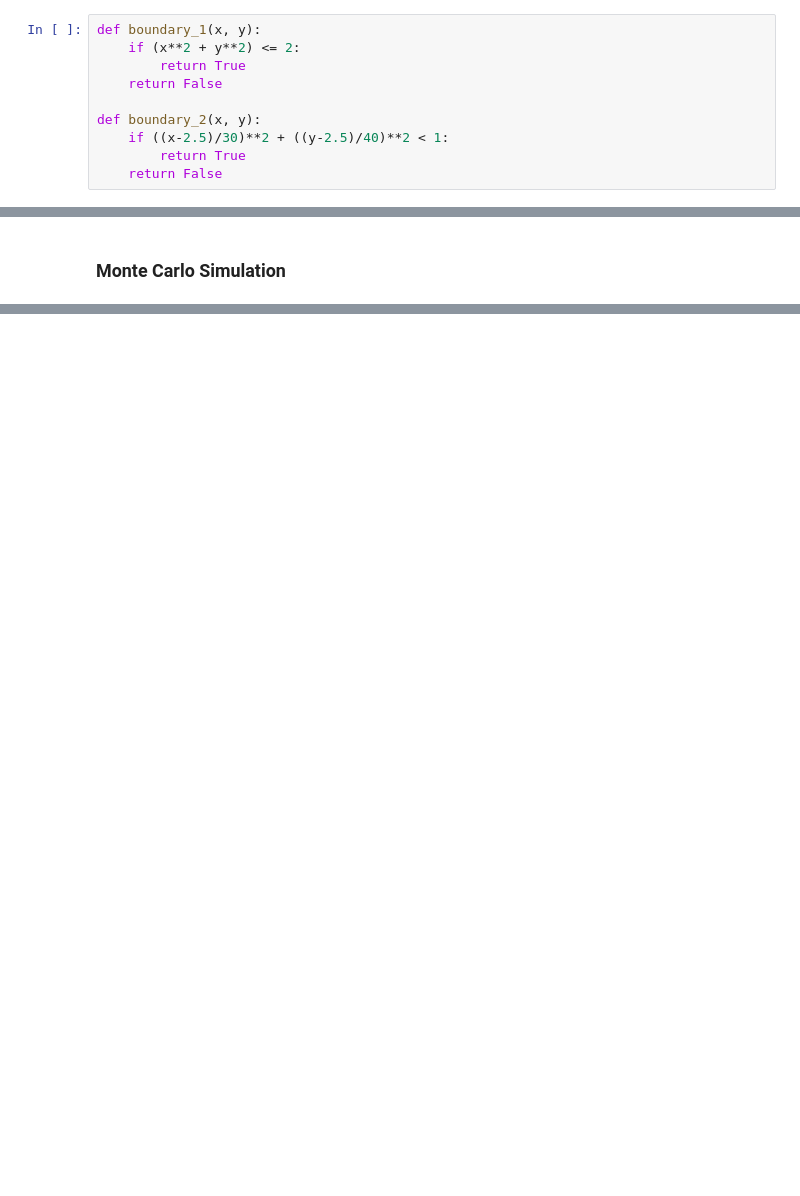
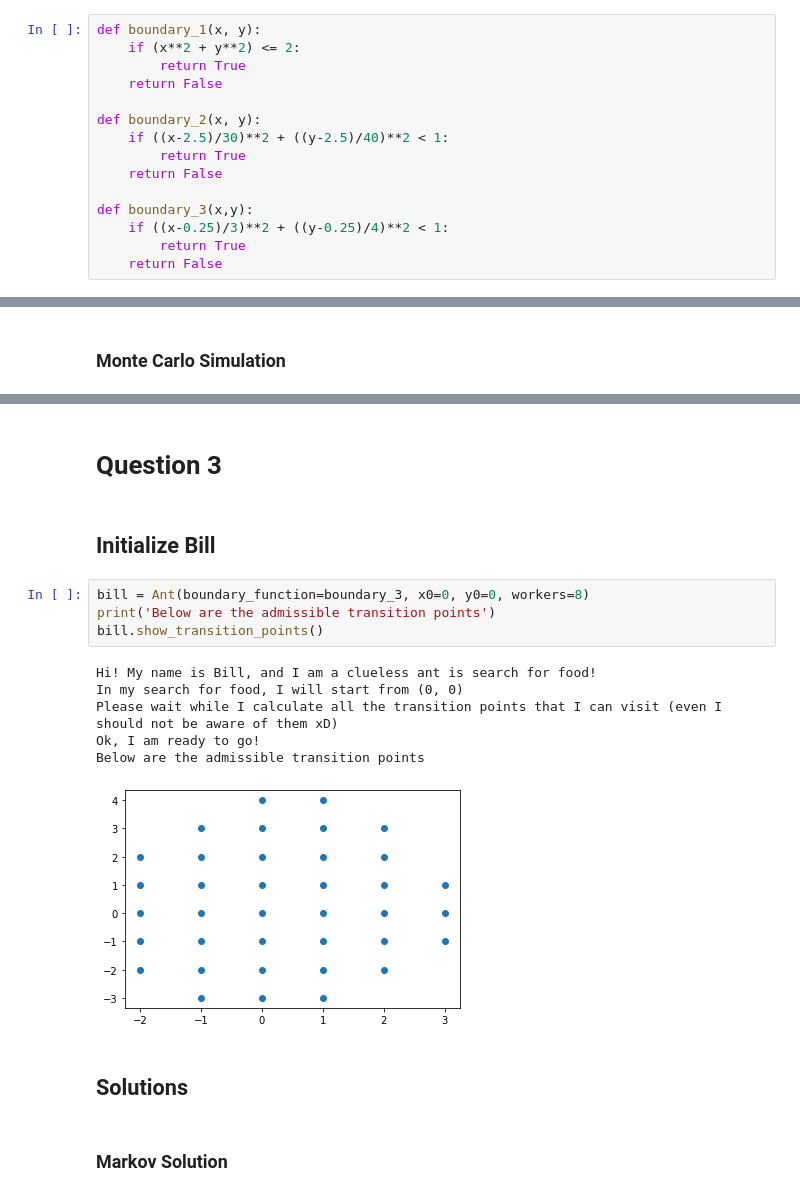
Before and after one commit to RiccardoRonz/ant, a Jupyter notebook: run_ant.ipynb, the cells around one changed output, grey strips where cells are left out. Drawn from its saved outputs; the diff is of its cells as text; blank space fills up the shorter version.

```diff
--- a/run_ant.ipynb
+++ b/run_ant.ipynb
@@ -14,5 +14,10 @@ def boundary_2(x, y):
     if ((x-2.5)/30)**2 + ((y-2.5)/40)**2 < 1:
         return True
     return False
+
+def boundary_3(x,y):
+    if ((x-0.25)/3)**2 + ((y-0.25)/4)**2 < 1:
+        return True
+    return False
 # %% [markdown]
 # Bill: A Clueless Hungry Ant
@@ -110,0 +67,19 @@ Bill has to do 4.502228 steps on average to reach the food. Poor Bill!
+# %% [markdown]
+# Question 3
+# %% [markdown]
+## Initialize Bill
+# %%
+bill = Ant(boundary_function=boundary_3, x0=0, y0=0, workers=8)
+print('Below are the admissible transition points')
+bill.show_transition_points()
+# %% [output]
+Hi! My name is Bill, and I am a clueless ant is search for food!
+In my search for food, I will start from (0, 0)
+Please wait while I calculate all the transition points that I can visit (even I should not be aware of them xD)
+Ok, I am ready to go!
+Below are the admissible transition points
+[figure, added]
+# %% [markdown]
+## Solutions
+# %% [markdown]
+### Markov Solution
```
Also changed, not shown: parts of 27 cells of this notebook, 3 other files.
